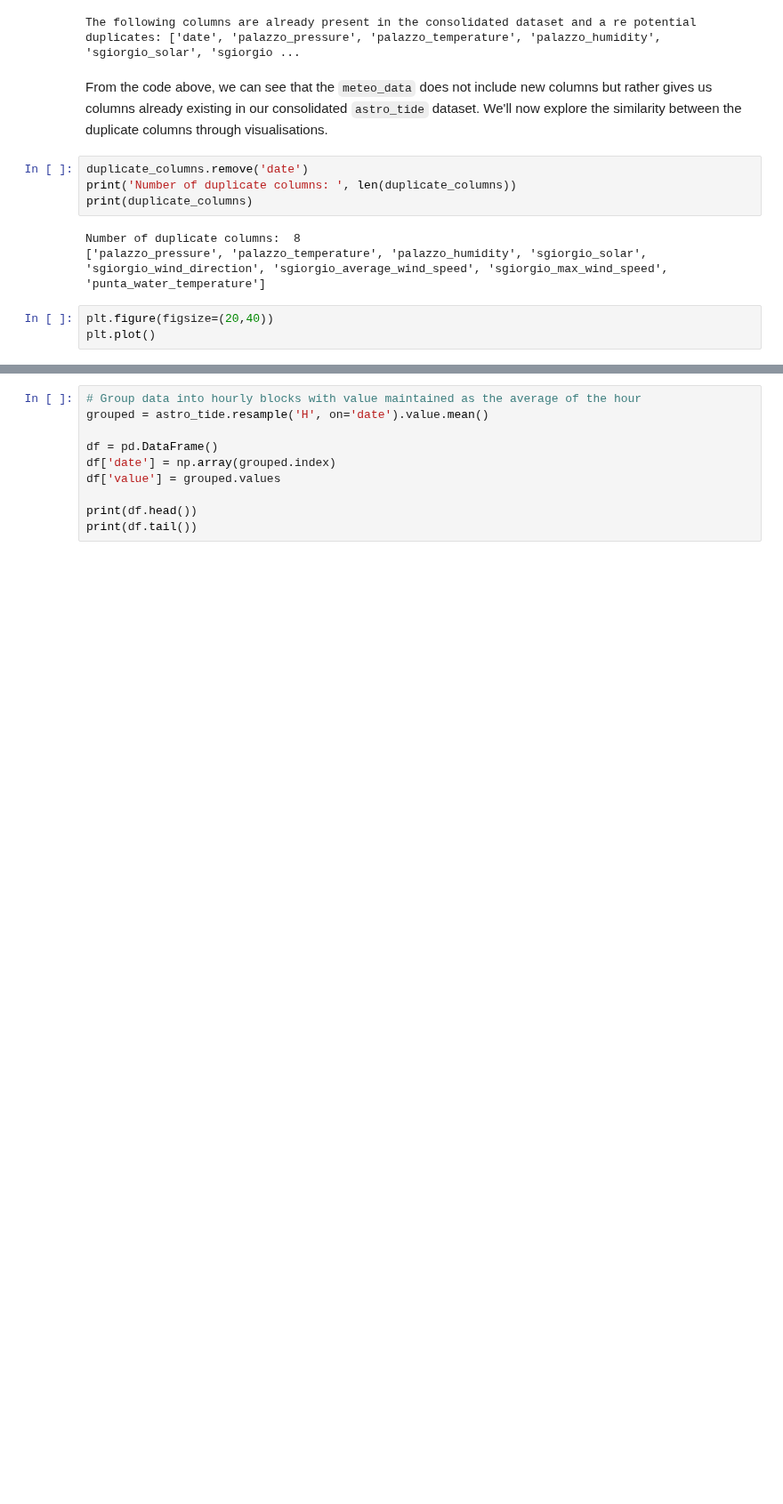
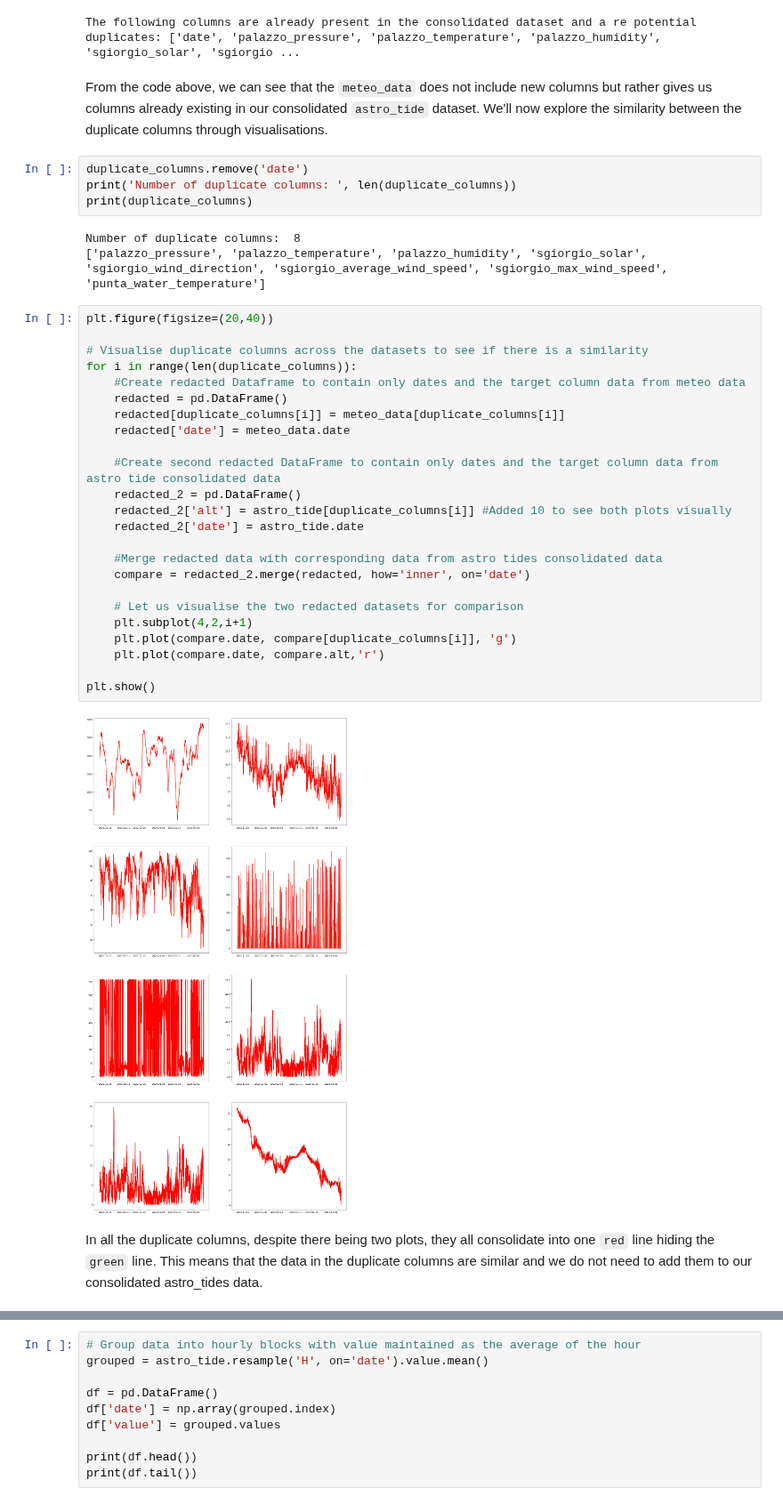
Before and after one commit to cyrilmichino/venice-meteo-analysis, a Jupyter notebook: tidy_data_notebook.ipynb, the cells around one changed output, grey strips where cells are left out. Shown at 89% size. Cells and saved outputs as stored; diff of their text form; blank space fills up the shorter version.

Commit message:
Meteo data consolidation

```diff
--- a/tidy_data_notebook.ipynb
+++ b/tidy_data_notebook.ipynb
@@ -817,6 +817,31 @@ print(duplicate_columns)
 # %% [output]
 Number of duplicate columns:  8
 ['palazzo_pressure', 'palazzo_temperature', 'palazzo_humidity', 'sgiorgio_solar', 'sgiorgio_wind_direction', 'sgiorgio_average_wind_speed', 'sgiorgio_max_wind_speed', 'punta_water_temperature']
-# %%
-plt.figure(figsize=(20,40))
-plt.plot()
+# %%
+plt.figure(figsize=(20,40))
+
+# Visualise duplicate columns across the datasets to see if there is a similarity
+for i in range(len(duplicate_columns)):
+    #Create redacted Dataframe to contain only dates and the target column data from meteo data
+    redacted = pd.DataFrame()
+    redacted[duplicate_columns[i]] = meteo_data[duplicate_columns[i]]
+    redacted['date'] = meteo_data.date
+
+    #Create second redacted DataFrame to contain only dates and the target column data from astro tide consolidated data
+    redacted_2 = pd.DataFrame()
+    redacted_2['alt'] = astro_tide[duplicate_columns[i]] #Added 10 to see both plots visually
+    redacted_2['date'] = astro_tide.date
+
+    #Merge redacted data with corresponding data from astro tides consolidated data
+    compare = redacted_2.merge(redacted, how='inner', on='date')
+
+    # Let us visualise the two redacted datasets for comparison
+    plt.subplot(4,2,i+1)
+    plt.plot(compare.date, compare[duplicate_columns[i]], 'g')
+    plt.plot(compare.date, compare.alt,'r')
+
+plt.show()
+# %% [output]
+[figure, added]
+# %% [markdown]
+In all the duplicate columns, despite there being two plots, they all consolidate into one `red` line hiding the `green` line. This means that the data in the duplicate columns are similar and we do not need to add them to our consolidated astro_tides data.
```
Also changed, not shown: parts of 1 cell of this notebook.
